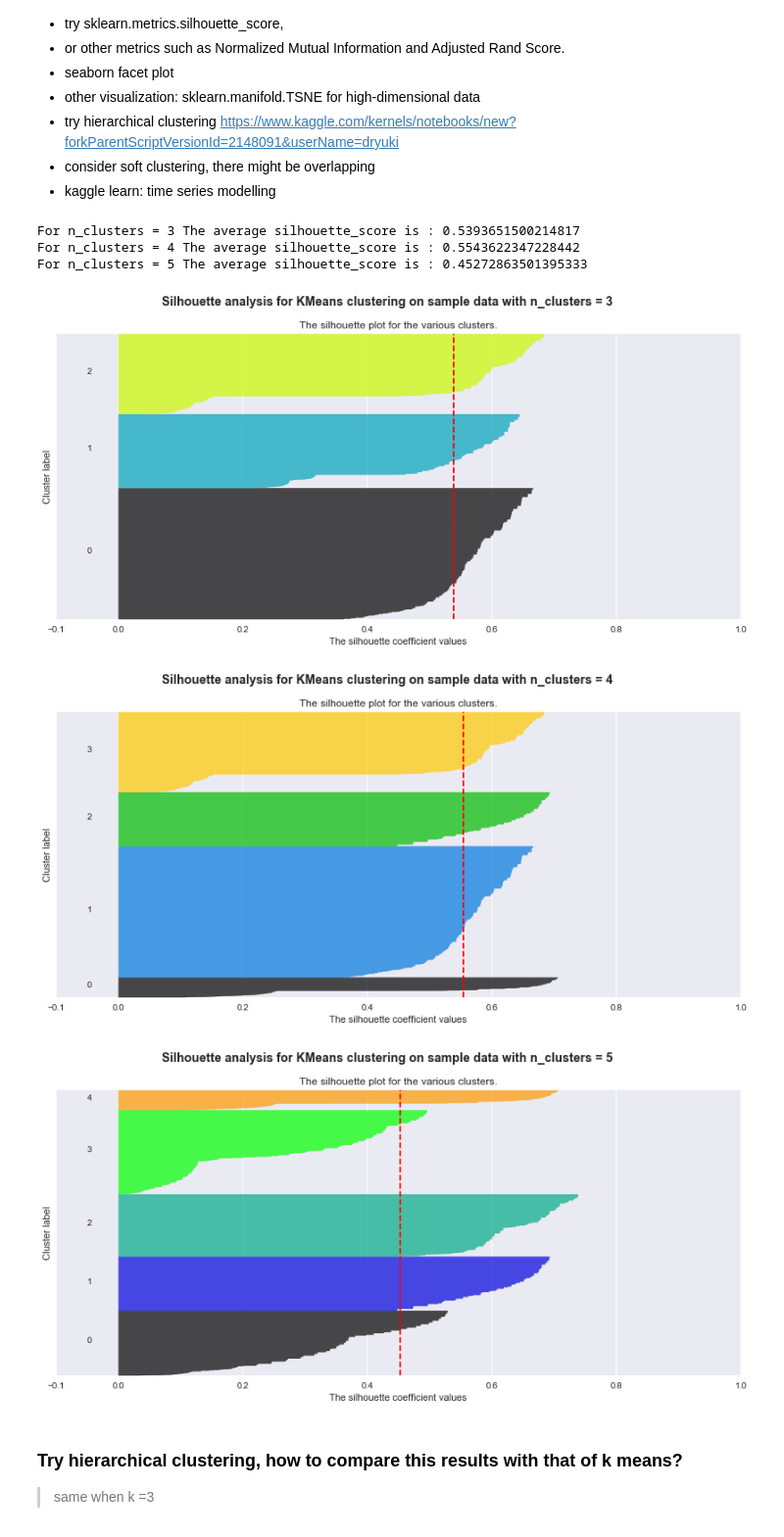
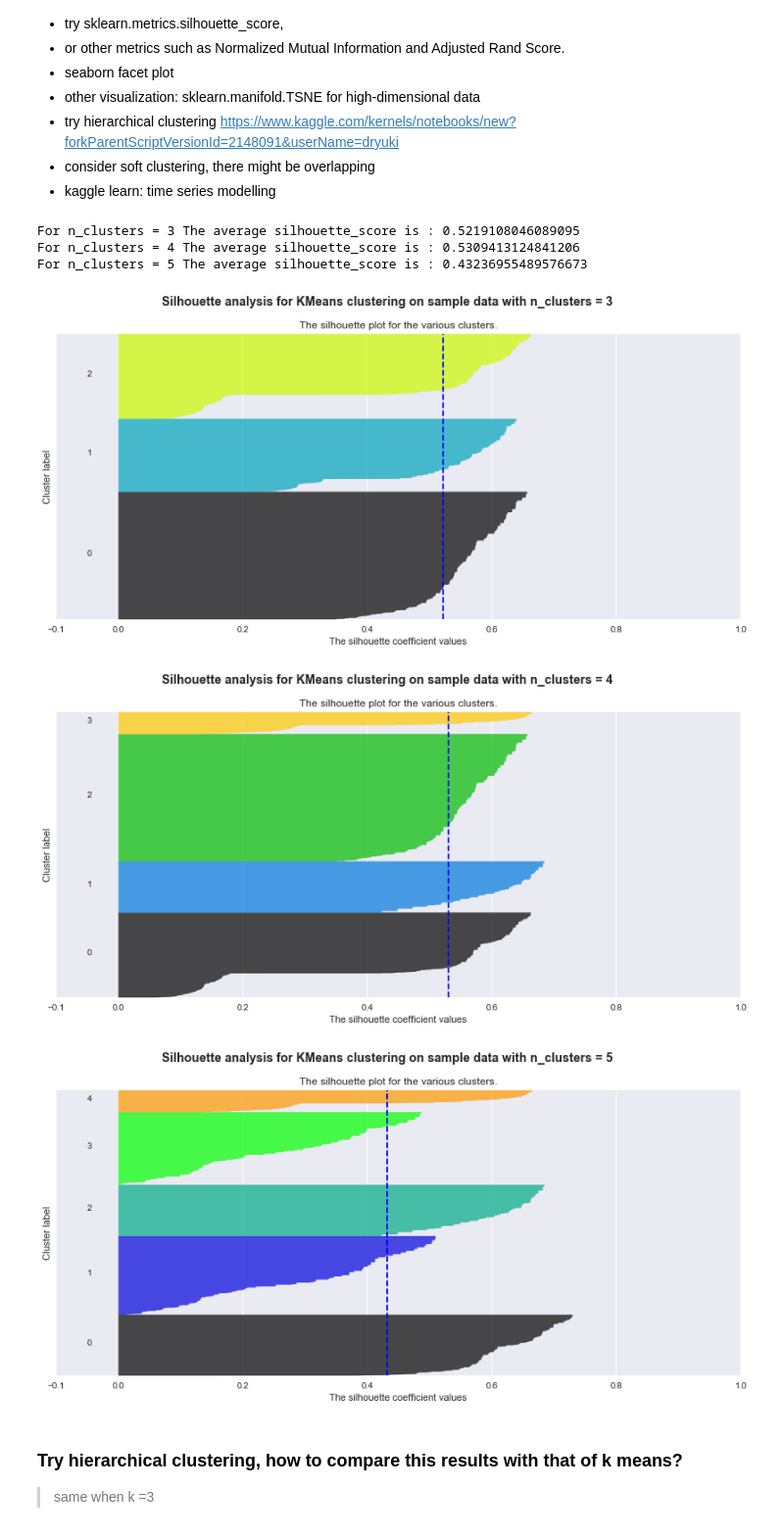
Before and after one commit to drYukiWang/ev_charge_data, a Jupyter notebook: clustering_v2.ipynb, the cells around one changed output. Shown: that part at 98% size. Cells and saved outputs as stored; diff of their text form; code cells hidden in the pictures.

```diff
--- a/clustering_v2.ipynb
+++ b/clustering_v2.ipynb
@@ -23,8 +23,8 @@ from datetime import timedelta
 
 %matplotlib inline
 
-# download chs_cleaned_v2.pkl
-chs = pd.read_pickle('chs_cleaned_v2.pkl')
+# download chs.pkl
+chs = pd.read_pickle('chs.pkl')
 ParkDurationMins = (chs.EndDateTime - chs.StartDateTime) / timedelta(minutes=1)
 chs['ParkDurationMins'] = ParkDurationMins
 
@@ -45,15 +45,15 @@ def convert_weekend(r):
 
 chs['Weekend'] = chs['StartDateTime'].apply(convert_weekend)
 
-#  make model label
-def convert_model(t):
+#  make type label
+def convert_type(t):
     if t == 'Slow':
         return 0
     elif t == 'Fast':
         return 1
     else:
         return 2
-chs['Model'] = chs['Model'].apply(convert_model)
+chs['Type'] = chs['Type'].apply(convert_type)
 
 # drop rows where ParkDurationMins <0
 chs = chs[chs.ParkDurationMins > 0]
@@ -99,8 +100,9 @@ Index(['Charging event', 'CP ID', 'Model', 'Total kWh', 'StartDateTime',
       dtype='object')
 # %%
-all_features_chs = ['Charging event','CP ID','Model','Total kWh'
+all_features_chs = ['Charging event','CP ID','Total kWh'
                        ,'StartDateTime','EndDateTime','Site'
-                    ,'Cost','User ID','Connector','DayofWeek'
+                    ,'User ID','Connector','Type','Latitude'
+                    ,'Longitude','Location Name','DayofWeek'
                     ,'DayofWeekName','StartHour','ChargeDurationMins'
                     ,'ParkDurationMins','Year','Month','Day','Hour'
                     ,'Weekend'
@@ -108,7 +110,7 @@ all_features_chs = ['Charging event','CP ID','Model','Total kWh'
 # separating out the features
 # "feature engineering" select&train significant features
 # did not include park duration, since it is ridiculously long, apparently faulty in many records
-features = ['Model','Total kWh','ChargeDurationMins'#,'ParkDurationMins'#,'Year','Month','Day'
+features = ['Type','Total kWh','ChargeDurationMins'#,'ParkDurationMins'#,'Year','Month','Day'
             ,'Hour','DayofWeek','Weekend']
 # convert data types
 X = chs.loc[:,features].astype('float64').values
@@ -305,40 +307,40 @@ def show_silhouette_score(range_n_clusters, X):
         print("For n_clusters =", n_clusters, "The average silhouette_score is :", silhouette_avg)
         sample_silhouette_values = silhouette_samples(X, cluster_labels)
 
         y_lower = 10
 
         for i in range(n_clusters):
             ith_cluster_silhouette_values = sample_silhouette_values[cluster_labels == i]
             ith_cluster_silhouette_values.sort()
             size_cluster_i = ith_cluster_silhouette_values.shape[0]
             y_upper = y_lower + size_cluster_i
             color = cm.nipy_spectral(float(i) / n_clusters)
             ax.fill_betweenx(np.arange(y_lower, y_upper), 0, ith_cluster_silhouette_values,
                           facecolor = color, edgecolor = color, alpha = 0.7)
             ax.text(-0.05, y_lower + 0.5 * size_cluster_i, str(i))
             y_lower = y_upper + 10 # 10 for the 0 samples
 
         ax.set_title('The silhouette plot for the various clusters.')
         ax.set_xlabel('The silhouette coefficient values')
         ax.set_ylabel('Cluster label')
-        ax.axvline(x = silhouette_avg, color = 'red', linestyle = '--')
+        ax.axvline(x = silhouette_avg, color = 'blue', linestyle = '--')
         ax.set_yticks([]) # Clear the yaxis labels / ticks
         ax.set_xticks([-0.1, 0, 0.2, 0.4, 0.6, 0.8, 1])
         plt.suptitle(("Silhouette analysis for KMeans clustering on sample data "
                       "with n_clusters = %d" % n_clusters),
                      fontsize=14, fontweight='bold')
     return plt.show()
 
 range_n_clusters = [3, 4, 5]
 
 show_silhouette_score(range_n_clusters, X_ds)
 # %% [output]
-For n_clusters = 3 The average silhouette_score is : 0.5393651500214817
-For n_clusters = 4 The average silhouette_score is : 0.5543622347228442
-For n_clusters = 5 The average silhouette_score is : 0.45272863501395333
+For n_clusters = 3 The average silhouette_score is : 0.5219108046089095
+For n_clusters = 4 The average silhouette_score is : 0.5309413124841206
+For n_clusters = 5 The average silhouette_score is : 0.43236955489576673
-[figure, old version]
+[figure, new version]
-[figure, old version]
+[figure, new version]
-[figure, old version]
+[figure, new version]
 # %% [markdown]
 ### Try hierarchical clustering, how to compare this results with that of k means?
 
```
Also changed, not shown: parts of 12 cells of this notebook, 2 other files.
